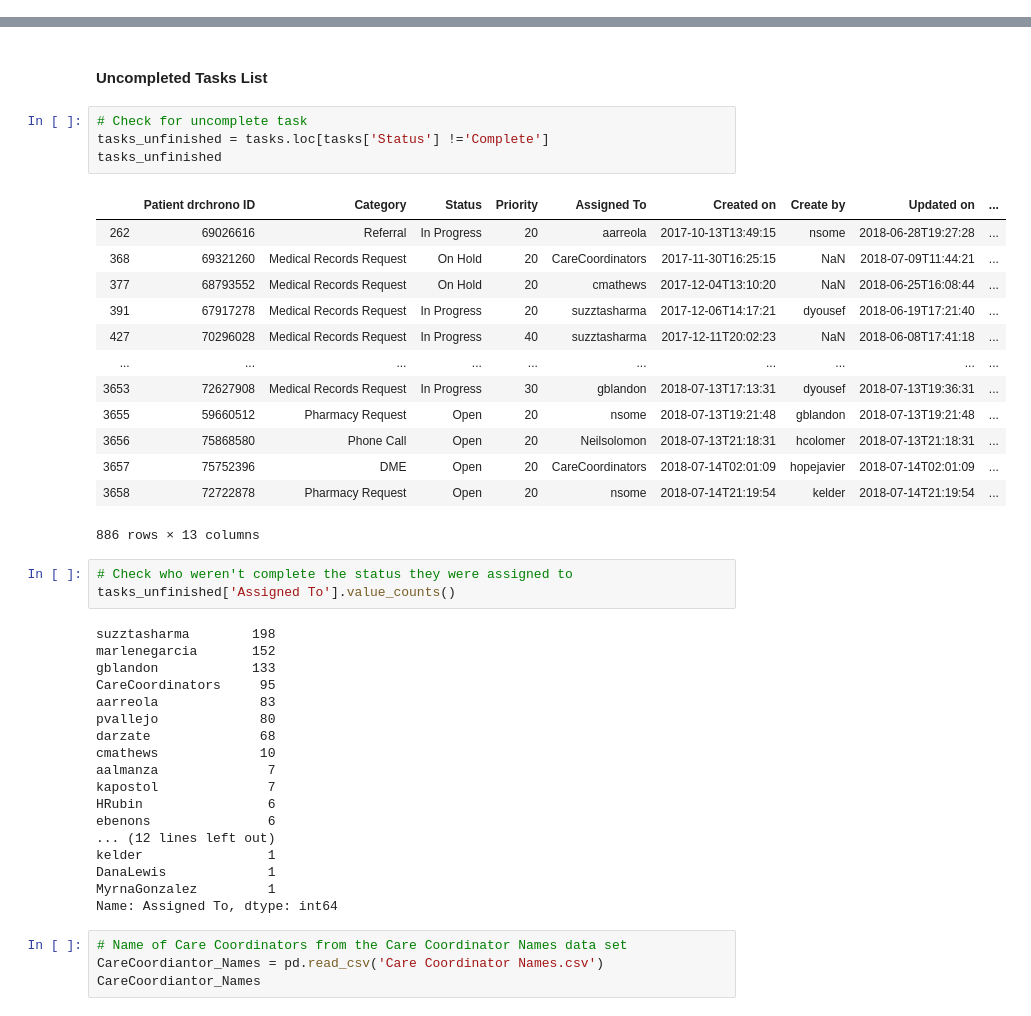
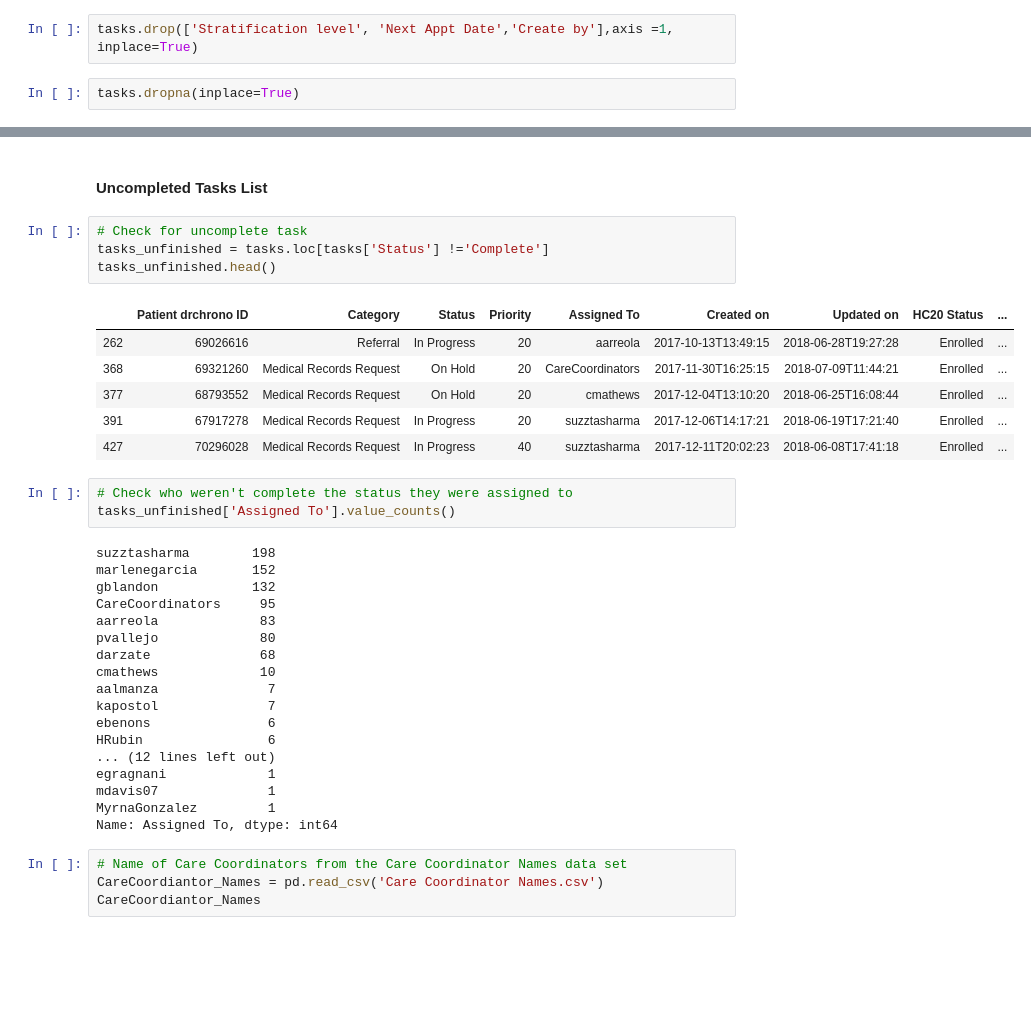
Before and after one commit to ThoaShook/Analyst_Test_Tasks, a Jupyter notebook: Analyst_Test_Tasks/Analyst_Test_Tasks.ipynb, the cells around one changed output, grey strips where cells are left out. Saved outputs shown, nothing was run; the diff lists cells and outputs as text; blank space fills up the shorter version.

```diff
--- a/Analyst_Test_Tasks/Analyst_Test_Tasks.ipynb
+++ b/Analyst_Test_Tasks/Analyst_Test_Tasks.ipynb
@@ -71,0 +68,4 @@ tasks.shape
+# %%
+tasks.drop(['Stratification level', 'Next Appt Date','Create by'],axis =1, inplace=True)
+# %%
+tasks.dropna(inplace=True)
@@ -110,28 +124,21 @@ Name: Assigned To, dtype: int64
 # %%
 # Check for uncomplete task
 tasks_unfinished = tasks.loc[tasks['Status'] !='Complete']
-tasks_unfinished
+tasks_unfinished.head()
 # %% [output]
-|  | Patient drchrono ID | Category | Status | Priority | Assigned To | Created on | Create by | Updated on | ... |
-| 262 | 69026616 | Referral | In Progress | 20 | aarreola | 2017-10-13T13:49:15 | nsome | 2018-06-28T19:27:28 | ... |
-| 368 | 69321260 | Medical Records Request | On Hold | 20 | CareCoordinators | 2017-11-30T16:25:15 | NaN | 2018-07-09T11:44:21 | ... |
-| 377 | 68793552 | Medical Records Request | On Hold | 20 | cmathews | 2017-12-04T13:10:20 | NaN | 2018-06-25T16:08:44 | ... |
-| 391 | 67917278 | Medical Records Request | In Progress | 20 | suzztasharma | 2017-12-06T14:17:21 | dyousef | 2018-06-19T17:21:40 | ... |
-| 427 | 70296028 | Medical Records Request | In Progress | 40 | suzztasharma | 2017-12-11T20:02:23 | NaN | 2018-06-08T17:41:18 | ... |
-| ... | ... | ... | ... | ... | ... | ... | ... | ... | ... |
-| 3653 | 72627908 | Medical Records Request | In Progress | 30 | gblandon | 2018-07-13T17:13:31 | dyousef | 2018-07-13T19:36:31 | ... |
-| 3655 | 59660512 | Pharmacy Request | Open | 20 | nsome | 2018-07-13T19:21:48 | gblandon | 2018-07-13T19:21:48 | ... |
-| 3656 | 75868580 | Phone Call | Open | 20 | Neilsolomon | 2018-07-13T21:18:31 | hcolomer | 2018-07-13T21:18:31 | ... |
-| 3657 | 75752396 | DME | Open | 20 | CareCoordinators | 2018-07-14T02:01:09 | hopejavier | 2018-07-14T02:01:09 | ... |
-| 3658 | 72722878 | Pharmacy Request | Open | 20 | nsome | 2018-07-14T21:19:54 | kelder | 2018-07-14T21:19:54 | ... |
+|  | Patient drchrono ID | Category | Status | Priority | Assigned To | Created on | Updated on | HC20 Status | ... |
+| 262 | 69026616 | Referral | In Progress | 20 | aarreola | 2017-10-13T13:49:15 | 2018-06-28T19:27:28 | Enrolled | ... |
+| 368 | 69321260 | Medical Records Request | On Hold | 20 | CareCoordinators | 2017-11-30T16:25:15 | 2018-07-09T11:44:21 | Enrolled | ... |
+| 377 | 68793552 | Medical Records Request | On Hold | 20 | cmathews | 2017-12-04T13:10:20 | 2018-06-25T16:08:44 | Enrolled | ... |
+| 391 | 67917278 | Medical Records Request | In Progress | 20 | suzztasharma | 2017-12-06T14:17:21 | 2018-06-19T17:21:40 | Enrolled | ... |
+| 427 | 70296028 | Medical Records Request | In Progress | 40 | suzztasharma | 2017-12-11T20:02:23 | 2018-06-08T17:41:18 | Enrolled | ... |
-886 rows × 13 columns
 # %%
 # Check who weren't complete the status they were assigned to
 tasks_unfinished['Assigned To'].value_counts()
 # %% [output]
 suzztasharma        198
 marlenegarcia       152
-gblandon            133
+gblandon            132
 CareCoordinators     95
 aarreola             83
 pvallejo             80
@@ -139,11 +146,11 @@ darzate              68
 cmathews             10
 aalmanza              7
 kapostol              7
+ebenons               6
 HRubin                6
-ebenons               6
 ... (12 lines left out)
-kelder                1
-DanaLewis             1
+egragnani             1
+mdavis07              1
 MyrnaGonzalez         1
 Name: Assigned To, dtype: int64
 # %%
```
Also changed, not shown: parts of 27 cells of this notebook, 1 other file.
